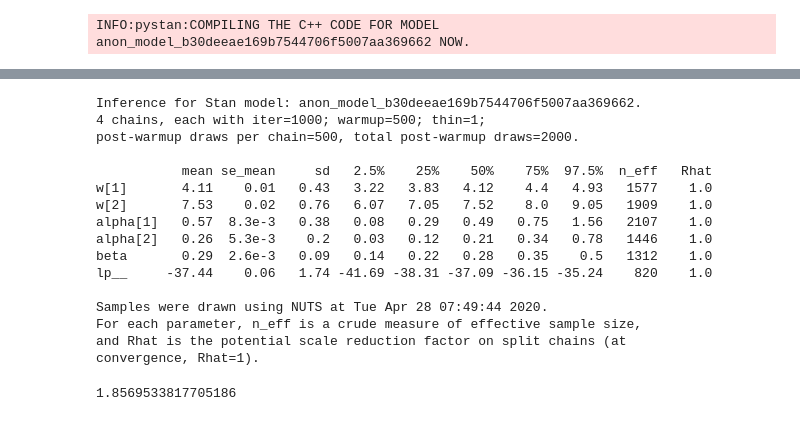
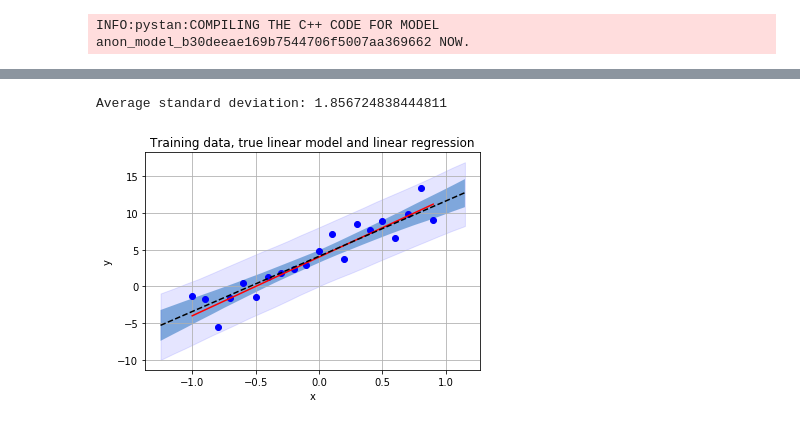
Before and after one commit to SebastianGlavind/PhD-study, a Jupyter notebook: Linear-regression/exStan_BayesianLinearRegression.ipynb, the cells around one changed output, grey strips where cells are left out. Saved outputs shown, nothing was run; the diff lists cells and outputs as text; code cells hidden in the pictures.

```diff
--- a/Linear-regression/exStan_BayesianLinearRegression.ipynb
+++ b/Linear-regression/exStan_BayesianLinearRegression.ipynb
@@ -147,23 +243,30 @@ fit2 = sm2.sampling(data=stan_dat, iter=1000, chains=4, seed=42, control=control
-# %%
-print(fit2)
-# %% [output]
-Inference for Stan model: anon_model_b30deeae169b7544706f5007aa369662.
-4 chains, each with iter=1000; warmup=500; thin=1;
-post-warmup draws per chain=500, total post-warmup draws=2000.
-
-           mean se_mean     sd   2.5%    25%    50%    75%  97.5%  n_eff   Rhat
-w[1]       4.11    0.01   0.43   3.22   3.83   4.12    4.4   4.93   1577    1.0
-w[2]       7.53    0.02   0.76   6.07   7.05   7.52    8.0   9.05   1909    1.0
-alpha[1]   0.57  8.3e-3   0.38   0.08   0.29   0.49   0.75   1.56   2107    1.0
-alpha[2]   0.26  5.3e-3    0.2   0.03   0.12   0.21   0.34   0.78   1446    1.0
-beta       0.29  2.6e-3   0.09   0.14   0.22   0.28   0.35    0.5   1312    1.0
-lp__     -37.44    0.06   1.74 -41.69 -38.31 -37.09 -36.15 -35.24    820    1.0
-
-Samples were drawn using NUTS at Tue Apr 28 07:49:44 2020.
-For each parameter, n_eff is a crude measure of effective sample size,
-and Rhat is the potential scale reduction factor on split chains (at
-convergence, Rhat=1).
-# %%
-np.sqrt(1/0.29)
-# %% [output]
-1.8569533817705186
+# %%
+# extract samples
+samp2 = fit2.extract(permuted=True)
+w_samp2 = samp2['w']
+beta_samp2 = samp2['beta']
+
+print('Average standard deviation:', np.mean(beta_samp2)**(-0.5))
+# %% [output]
+Average standard deviation: 1.856724838444811
+# %%
+# sample statistics
+f_pred2 = np.dot(w_samp2, XX_te.T)
+y_pred2 = f_pred2 + np.random.normal(scale=beta_samp2**(-0.5)).reshape([-1,1])
+
+mu_pred_f2 = np.mean(f_pred2,axis=0)
+cf_pred_f2 = np.quantile(f_pred2,q=[0.025, 0.975],axis=0)
+cf_pred_y2 = np.quantile(y_pred2,q=[0.025, 0.975],axis=0)
+# %%
+# plot regression model
+plt.plot(x_tr, y_tr,'ob');
+plt.plot(x_tr, (w0_true + w1_true * x_tr),'-r');
+plt.plot(x_te, mu_pred_f2,'--k');
+plt.fill_between(x=x_te, y1=cf_pred_f2[0,:], y2=cf_pred_f2[1,:], alpha=0.5);
+plt.fill_between(x=x_te, y1=cf_pred_y2[0,:], y2=cf_pred_y2[1,:], alpha=0.1, color='blue');
+plt.xlabel('x');
+plt.ylabel('y');
+plt.title('Training data, true linear model and linear regression');
+plt.grid();
+# %% [output]
+[figure, added]
```
Also changed, not shown: parts of 17 cells of this notebook.
